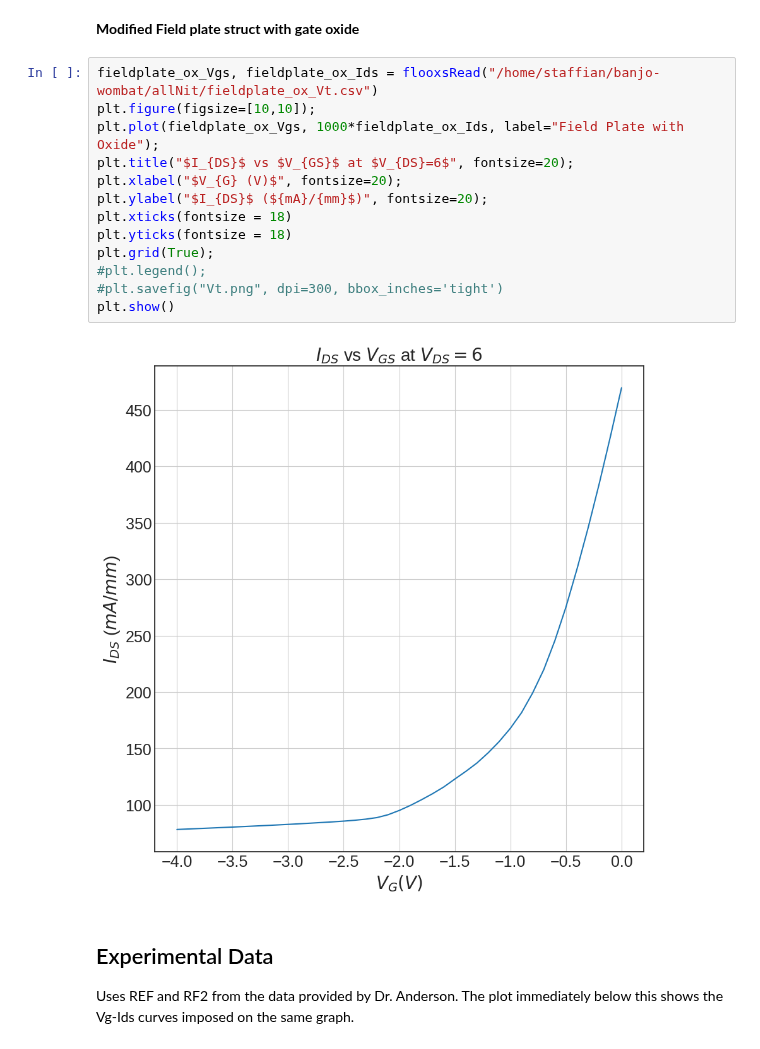
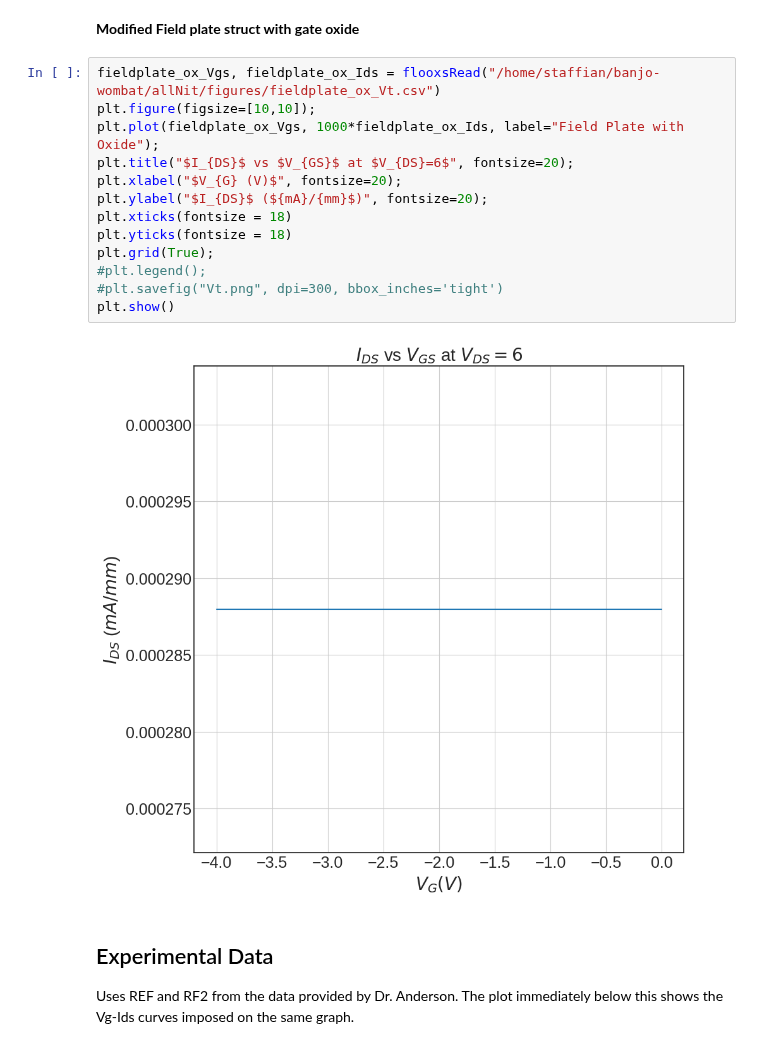
Before and after one commit to IanStafford/banjo-wombat, a Jupyter notebook: allNit/figures.ipynb, the cells around one changed output. Saved outputs shown, nothing was run; the diff lists cells and outputs as text.

```diff
--- a/allNit/figures.ipynb
+++ b/allNit/figures.ipynb
@@ -125,20 +124,20 @@ plt.show()
 # %% [markdown]
 **Modified Field plate struct with gate oxide**
 # %%
-fieldplate_ox_Vgs, fieldplate_ox_Ids = flooxsRead("/home/staffian/banjo-wombat/allNit/fieldplate_ox_Vt.csv")
+fieldplate_ox_Vgs, fieldplate_ox_Ids = flooxsRead("/home/staffian/banjo-wombat/allNit/figures/fieldplate_ox_Vt.csv")
 plt.figure(figsize=[10,10]);
 plt.plot(fieldplate_ox_Vgs, 1000*fieldplate_ox_Ids, label="Field Plate with Oxide");
 plt.title("$I_{DS}$ vs $V_{GS}$ at $V_{DS}=6$", fontsize=20);
 plt.xlabel("$V_{G} (V)$", fontsize=20);
 plt.ylabel("$I_{DS}$ (${mA}/{mm}$)", fontsize=20);
 plt.xticks(fontsize = 18)
 plt.yticks(fontsize = 18)
 plt.grid(True);
 #plt.legend();
 #plt.savefig("Vt.png", dpi=300, bbox_inches='tight')
 plt.show()
 # %% [output]
-[figure, old version]
+[figure, new version]
 # %% [markdown]
 ## Experimental Data
 Uses REF and RF2 from the data provided by Dr. Anderson. The plot immediately below this shows the Vg-Ids curves imposed on the same graph.
```
Also changed, not shown: parts of 7 cells of this notebook, 41 other files.
